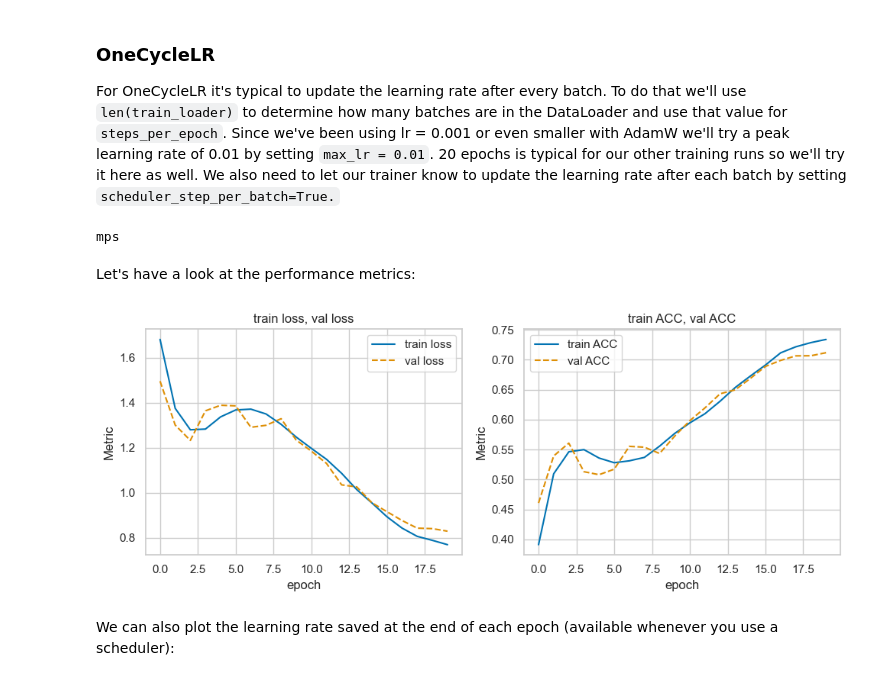
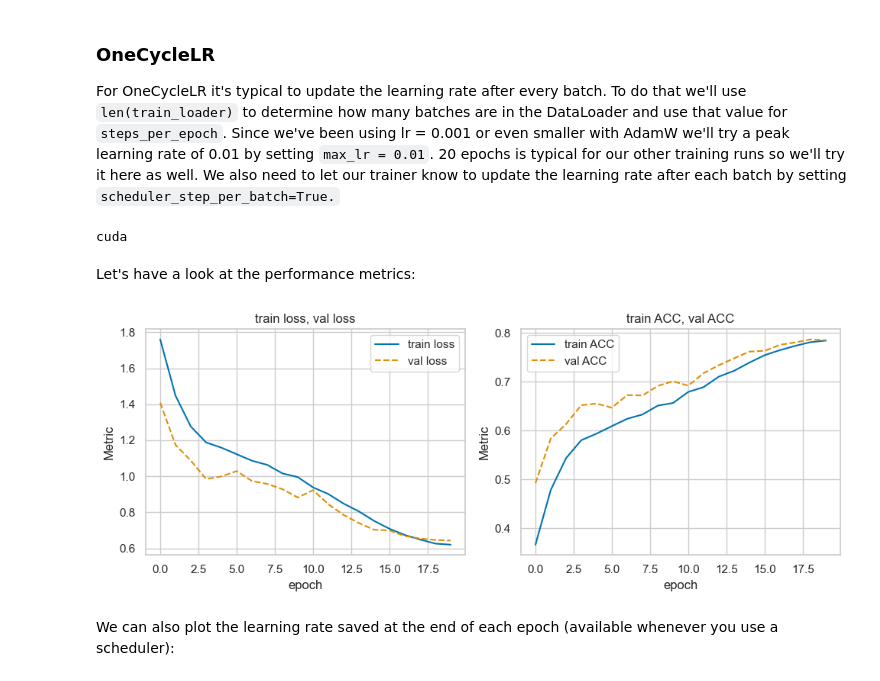
Before and after one commit to nkoranda97/DS776, a Jupyter notebook: Lesson_03_Better_Training/L03_4_Schedulers_with_CIFAR10.ipynb, the cells around one changed output. Saved outputs shown, nothing was run; the diff lists cells and outputs as text; code cells hidden in the pictures.

```diff
--- a/Lesson_03_Better_Training/L03_4_Schedulers_with_CIFAR10.ipynb
+++ b/Lesson_03_Better_Training/L03_4_Schedulers_with_CIFAR10.ipynb
@@ -163,13 +168,13 @@ loss_func = nn.CrossEntropyLoss()
 optimizer = optim.AdamW(model.parameters(), lr = 0.01)
 
 epochs = 20
-max_lr = 0.01
+max_lr = 0.005
 scheduler = OneCycleLR(optimizer, max_lr, epochs=epochs, steps_per_epoch=len(train_loader))
 
 device = get_device()
 print(device)
 
-ckpt_file = 'models/model_CIFAR10_AdamW_one_cycle.pt'
+ckpt_file = MODELS_PATH / 'L03_CIFAR10_SimpleCNN_one_cycle.pt'
 
 score_funcs = {'ACC':accuracy_score}
 
@@ -185,16 +190,16 @@ train_network(model,
     lr_schedule = scheduler,
     scheduler_step_per_batch=True);
 # %% [output]
-mps
+cuda
 # %% [markdown]
 Let's have a look at the performance metrics:
 # %%
-ckpt_file = 'models/model_CIFAR10_AdamW_one_cycle.pt'
+ckpt_file = MODELS_PATH / 'L03_CIFAR10_SimpleCNN_one_cycle.pt'
 results = load_results(ckpt_file)
 
 plot_training_metrics(results, [['train loss', 'val loss'], ['train ACC', 'val ACC']])
 # %% [output]
-[figure, old version]
+[figure, new version]
 # %% [markdown]
 
 
```
Also changed, not shown: parts of 9 cells of this notebook, 33 other files.
